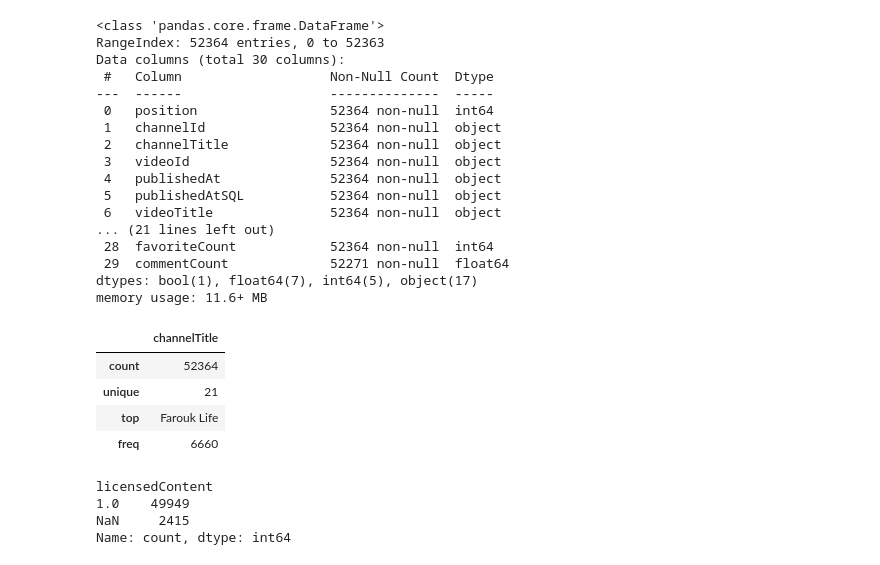
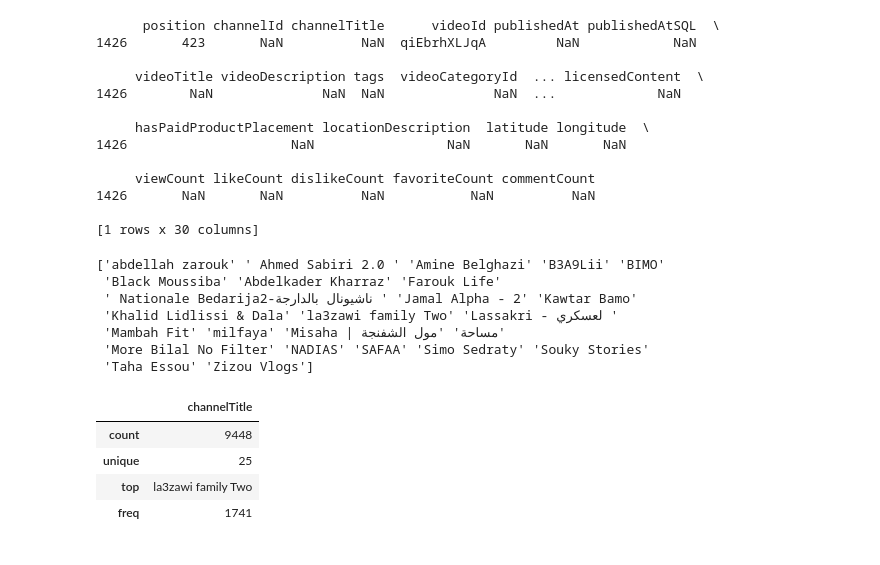
Before and after one commit to Zakaria-Errachidi/youtube-llm, a Jupyter notebook: AnalyseMorWeb copy.ipynb, the cells around one changed output. Cells and saved outputs as stored; diff of their text form; code cells hidden in the pictures.

```diff
--- a/AnalyseMorWeb copy.ipynb
+++ b/AnalyseMorWeb copy.ipynb
@@ -4,5 +7,5 @@ import glob
 # %%
-files = glob.glob("data*.csv")
+files = glob.glob("src/data*.csv")
 df_list = []
 
 for file in files:
@@ -10,13 +13,13 @@ for file in files:
     df_list.append(df)
 
 # Fusionner tous les dataframes
-df = pd.concat(df_list, ignore_index=True)
+df= pd.concat(df_list, ignore_index=True)
 
 # Sauvegarder le dataset final
-df.to_csv("dataset_total.csv", index=False)
+df.to_csv("df_benchmark.csv", index=False)
 
 print("Fusion terminée !")
-print("Nombre total de lignes :", df_total.shape[0])
-print("Nombre total de colonnes :", df_total.shape[1])
+print("Nombre total de lignes :", df.shape[0])
+print("Nombre total de colonnes :", df.shape[1])
 # %% [output]
 Fusion terminée !
@@ -35,35 +80,36 @@ df.head(5)
+# %%
+#identifier les 2 lignes qui precede la ligne qui contient la valeur manquante
+print(df[df['channelTitle'].isnull()])
+# %% [output]
+      position channelId channelTitle      videoId publishedAt publishedAtSQL  \
+1426       423       NaN          NaN  qiEbrhXLJqA         NaN            NaN
+
+     videoTitle videoDescription tags  videoCategoryId  ... licensedContent  \
+1426        NaN              NaN  NaN              NaN  ...             NaN
+
+     hasPaidProductPlacement locationDescription  latitude longitude  \
+1426                     NaN                 NaN       NaN       NaN
+
+     viewCount likeCount dislikeCount favoriteCount commentCount
+1426       NaN       NaN          NaN           NaN          NaN
+
+[1 rows x 30 columns]
+# %%
+df = df.dropna(subset=['channelTitle'])
+print(df['channelTitle'].unique())
+# %% [output]
+['abdellah zarouk' ' Ahmed Sabiri 2.0 ' 'Amine Belghazi' 'B3A9Lii' 'BIMO'
+ 'Black Moussiba' 'Abdelkader Kharraz' 'Farouk Life'
+ ' Nationale Bedarija2-ناشيونال بالدارجة ' 'Jamal Alpha - 2' 'Kawtar Bamo'
+ 'Khalid Lidlissi & Dala' 'la3zawi family Two' 'Lassakri - لعسكري '
+ 'Mambah Fit' 'milfaya' 'Misaha | مساحة' 'مول الشفنجة'
+ 'More Bilal No Filter' 'NADIAS' 'SAFAA' 'Simo Sedraty' 'Souky Stories'
+ 'Taha Essou' 'Zizou Vlogs']
 # %%
-df.head()
-df.info()
 df[['channelTitle']].describe()
 # %% [output]
-<class 'pandas.core.frame.DataFrame'>
-RangeIndex: 52364 entries, 0 to 52363
-Data columns (total 30 columns):
- #   Column                   Non-Null Count  Dtype
----  ------                   --------------  -----
- 0   position                 52364 non-null  int64
- 1   channelId                52364 non-null  object
- 2   channelTitle             52364 non-null  object
- 3   videoId                  52364 non-null  object
- 4   publishedAt              52364 non-null  object
- 5   publishedAtSQL           52364 non-null  object
- 6   videoTitle               52364 non-null  object
-... (21 lines left out)
- 28  favoriteCount            52364 non-null  int64
- 29  commentCount             52271 non-null  float64
-dtypes: bool(1), float64(7), int64(5), object(17)
-memory usage: 11.6+ MB
 |  | channelTitle |
-| count | 52364 |
-| unique | 21 |
-| top | Farouk Life |
-| freq | 6660 |
+| count | 9448 |
+| unique | 25 |
+| top | la3zawi family Two |
+| freq | 1741 |
-# %%
-#determiner les valeurs de licensedContent pour voir si on peut les remplacer par le mode
-df['licensedContent'].value_counts(dropna=False)
-# %% [output]
-licensedContent
-1.0    49949
-NaN     2415
-Name: count, dtype: int64
```
Also changed, not shown: parts of 22 cells of this notebook, 6 other files.
